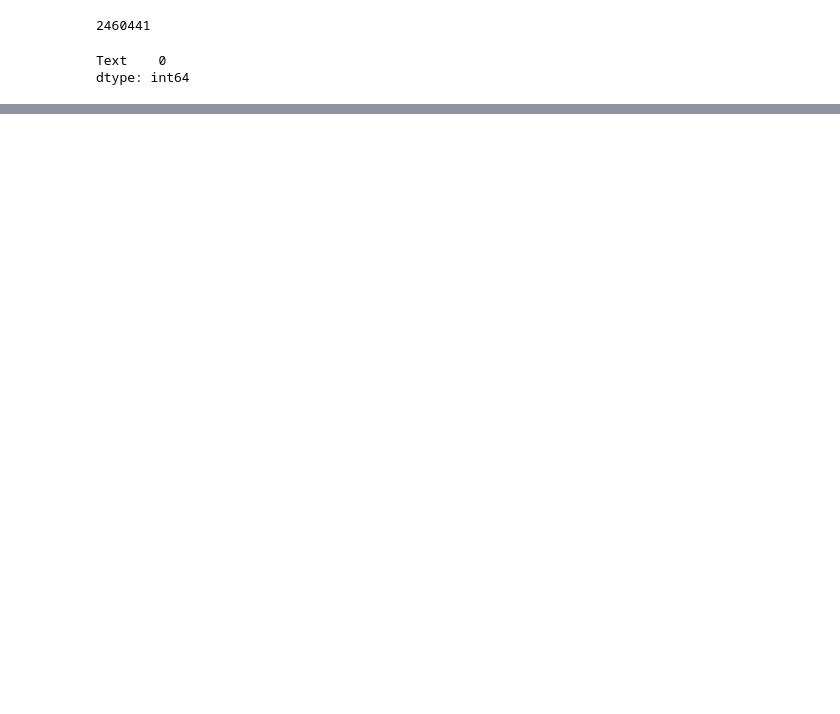
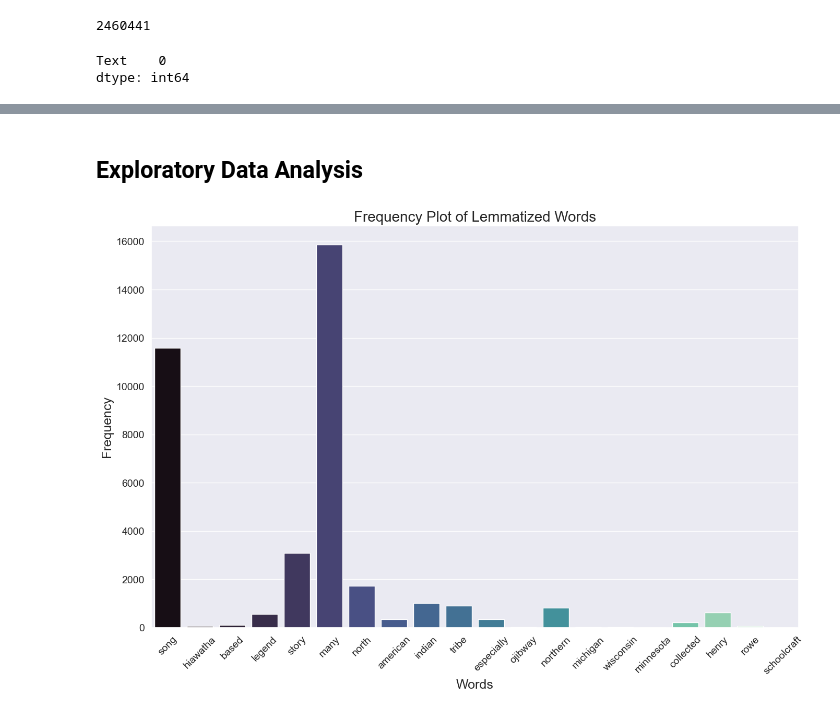
Before and after one commit to Bywani/poem_generator, a Jupyter notebook: poetry-generator.ipynb, the cells around one changed output, grey strips where cells are left out. Drawn from its saved outputs; the diff is of its cells as text; code cells hidden in the pictures; blank space fills up the shorter version.

```diff
--- a/poetry-generator.ipynb
+++ b/poetry-generator.ipynb
@@ -185,0 +212,29 @@ See the caveats in the documentation: https://pandas.pydata.org/pandas-docs/stab
+# %% [markdown]
+## Exploratory Data Analysis
+# %%
+# Creating a frequency plot understand the distribution of the dataset.
+tokenized_poems = cleaned_df['Text']
+
+# Flatten the tokenized poems
+all_words = [word for poem in tokenized_poems for word in poem]
+
+# Create a frequency distribution of all the words
+fdist = nltk.FreqDist(all_words)
+
+# Create a dataframe from the frequency distribution
+data = pd.DataFrame({'word': list(fdist.keys()), 'count': list(fdist.values())})
+
+# Extract the color values from the colormap object
+colors = sns.color_palette("mako", as_cmap = False, n_colors = len(data.head(20)))
+
+# Plot the frequency distribution as a bar chart
+plt.figure(figsize = (16, 10))
+sns.barplot(x = 'word', y = 'count', data=data.head(20), palette = colors)
+plt.xticks(rotation = 45, fontsize = 14)
+plt.yticks(fontsize = 14)
+plt.title('Frequency Plot of Lemmatized Words', fontsize = 20)
+plt.xlabel('Words', fontsize = 18)
+plt.ylabel('Frequency', fontsize = 18)
+plt.show()
+# %% [output]
+[figure, added]
```
Also changed, not shown: parts of 11 cells of this notebook.
